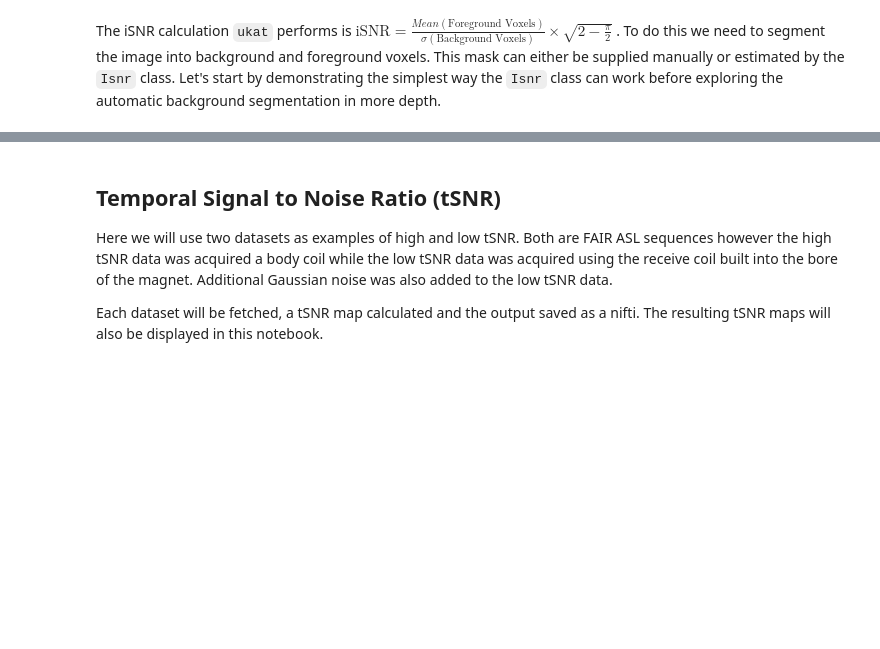
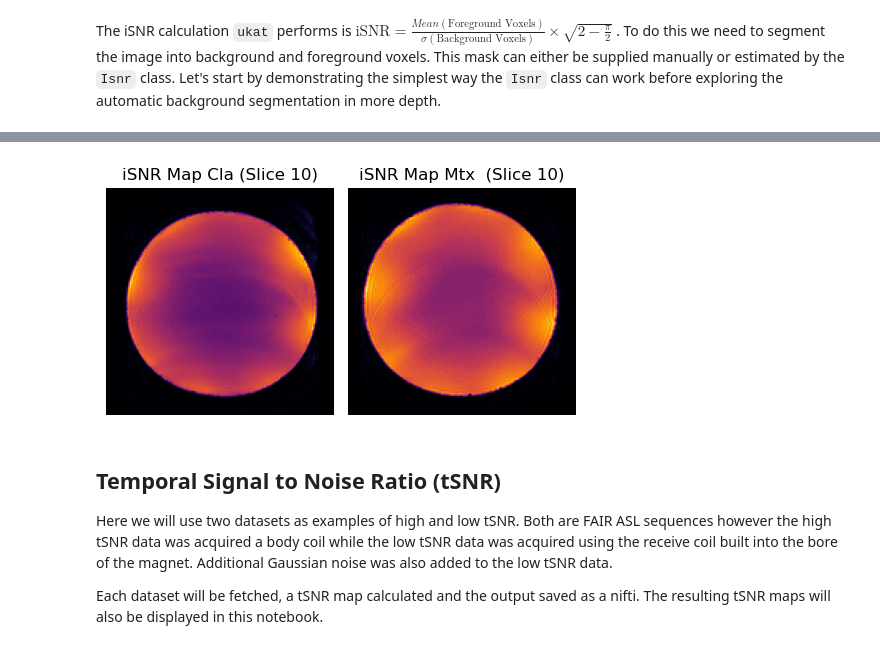
Before and after one commit to nottingham-neuroimaging/qa, a Jupyter notebook: fMRI_report_python/tutorials/qa.ipynb, the cells around one changed output, grey strips where cells are left out. Cells and saved outputs as stored; diff of their text form; code cells hidden in the pictures; blank space fills up the shorter version.

```diff
--- a/fMRI_report_python/tutorials/qa.ipynb
+++ b/fMRI_report_python/tutorials/qa.ipynb
@@ -115,9 +138,0 @@ and multiplying it by the Rician correction factor. This is useful for visualisi
-# %%
-fig, ax = plt.subplots()
-
-isnr_obj = snr.Isnr(data, affine, n_clusters=2)
-im = ax.imshow(isnr_obj.isnr_map[:,:,7].T, origin='lower', cmap='inferno')
-cb = fig.colorbar(im, ax=ax)
-cb.set_label('iSNR')
-ax.axis(False)
-ax.set_title('iSNR Map')
@@ -182,3 +139,37 @@ Text(0.5, 0.98, 'T2* iSNR = 17.10.')
+# %%
+#isnr_obj = snr.Isnr(data, affine, n_clusters=2)
+isnr_obj_cla = snr.Isnr(imgm_cla, imgm_cla_affine)
+isnr_obj_mtx = snr.Isnr(imgm_mtx, imgm_mtx_affine)
+
+
+# im = ax.imshow(isnr_obj_cla.isnr_map[:,:,slice_index, time_point].T, origin='lower', cmap='inferno')
+# cb = fig.colorbar(im, ax=ax)
+# cb.set_label('iSNR')
+# ax.axis(False)
+# ax.set_title('iSNR Map')
+
+# Create a 1x2 grid of subplots
+fig, axs = plt.subplots(1, 2, figsize=(5, 5))  # Adjust figsize as needed
+
+# Plot imgm_cla
+im_cla = axs[0].imshow(isnr_obj_cla.isnr_map[:,:,slice_index, time_point].T, origin='lower', cmap='inferno')
+axs[0].set_title(f'iSNR Map Cla (Slice {slice_index})')  # Set subplot title with slice index
+axs[0].axis(False)  # Turn off axis labels and ticks
+cb = fig.colorbar(im, ax=ax)
+cb.set_label('iSNR')
+
+# Plot imgm_mtx
+im_mtx = axs[1].imshow(isnr_obj_mtx.isnr_map[:,:,slice_index, time_point].T, origin='lower', cmap='inferno')
+axs[1].set_title(f'iSNR Map Mtx  (Slice {slice_index})')  # Set subplot title with slice index
+axs[1].axis(False)  # Turn off axis labels and ticks
+cb = fig.colorbar(im, ax=ax)
+cb.set_label('iSNR')
+
+# Adjust layout and display the plot
+plt.tight_layout()
+plt.show()
+# %% [output]
+[figure, added]
 # %% [markdown]
 ## Temporal Signal to Noise Ratio (tSNR)
 Here we will use two datasets as examples of high and low tSNR. Both are FAIR ASL sequences however the high tSNR data was
```
Also changed, not shown: parts of 16 cells of this notebook, 10 other files.
